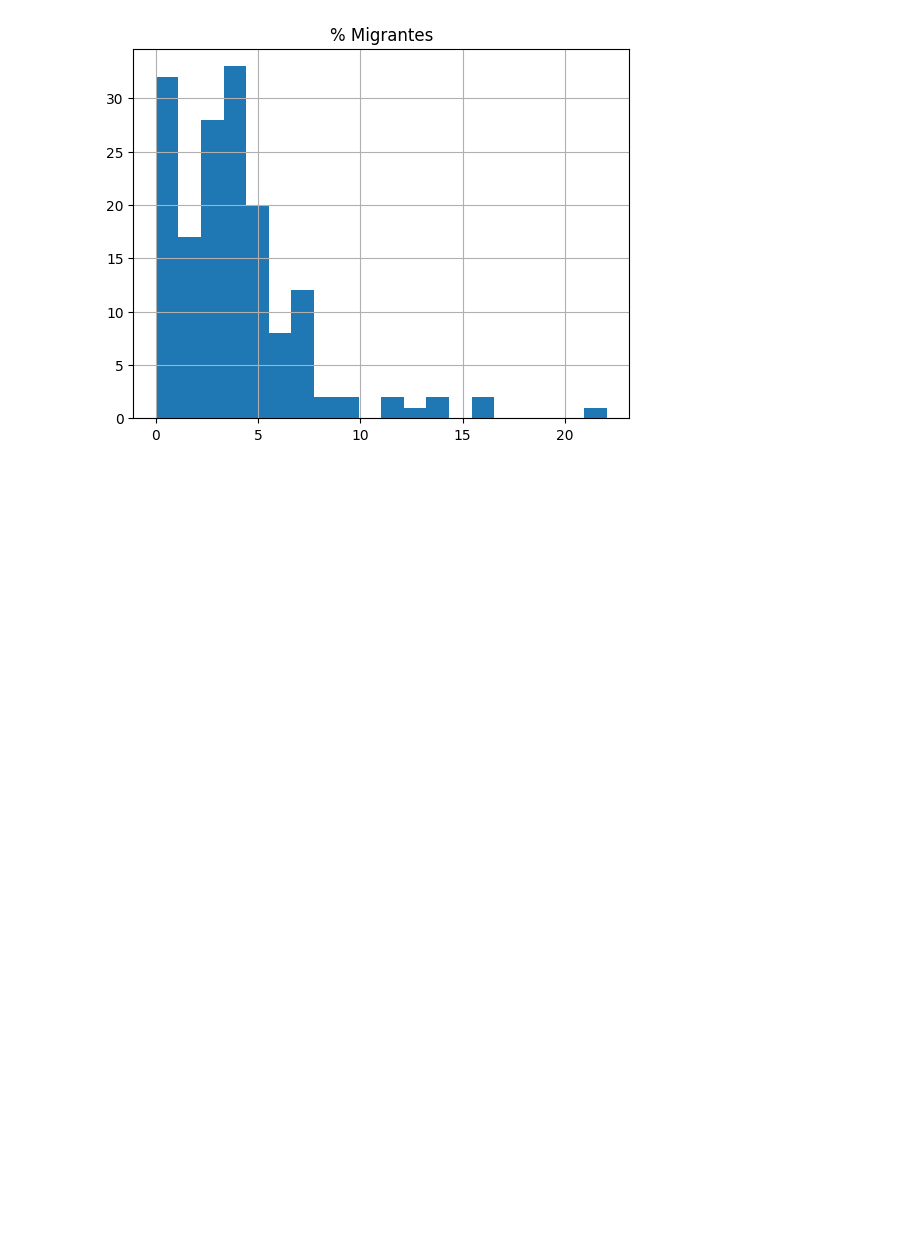
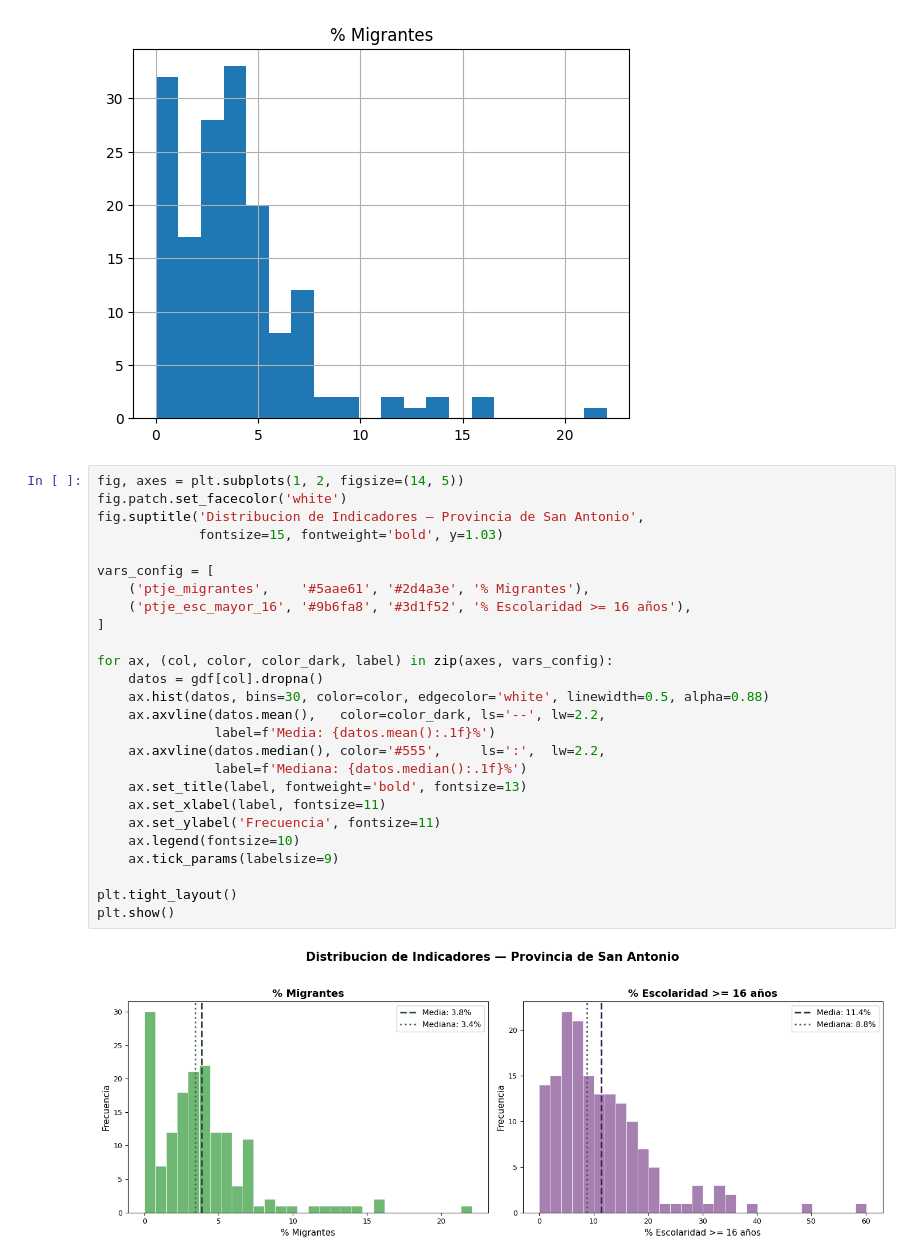
Before and after one commit to renato-duran-m/idg_2026-1, a Jupyter notebook: Notebooks/mapa_bivariado.ipynb, the cells around one changed output. Drawn from its saved outputs; the diff is of its cells as text; blank space fills up the shorter version.

```diff
--- a/Notebooks/mapa_bivariado.ipynb
+++ b/Notebooks/mapa_bivariado.ipynb
@@ -134,3 +165,31 @@ plt.title('% Migrantes')
 # %% [output]
 Text(0.5, 1.0, '% Migrantes')
 [figure]
+# %%
+fig, axes = plt.subplots(1, 2, figsize=(14, 5))
+fig.patch.set_facecolor('white')
+fig.suptitle('Distribucion de Indicadores — Provincia de San Antonio',
+             fontsize=15, fontweight='bold', y=1.03)
+
+vars_config = [
+    ('ptje_migrantes',    '#5aae61', '#2d4a3e', '% Migrantes'),
+    ('ptje_esc_mayor_16', '#9b6fa8', '#3d1f52', '% Escolaridad >= 16 años'),
+]
+
+for ax, (col, color, color_dark, label) in zip(axes, vars_config):
+    datos = gdf[col].dropna()
+    ax.hist(datos, bins=30, color=color, edgecolor='white', linewidth=0.5, alpha=0.88)
+    ax.axvline(datos.mean(),   color=color_dark, ls='--', lw=2.2,
+               label=f'Media: {datos.mean():.1f}%')
+    ax.axvline(datos.median(), color='#555',     ls=':',  lw=2.2,
+               label=f'Mediana: {datos.median():.1f}%')
+    ax.set_title(label, fontweight='bold', fontsize=13)
+    ax.set_xlabel(label, fontsize=11)
+    ax.set_ylabel('Frecuencia', fontsize=11)
+    ax.legend(fontsize=10)
+    ax.tick_params(labelsize=9)
+
+plt.tight_layout()
+plt.show()
+# %% [output]
+[figure, added]
```
Also changed, not shown: parts of 9 cells of this notebook, 1 other file.
